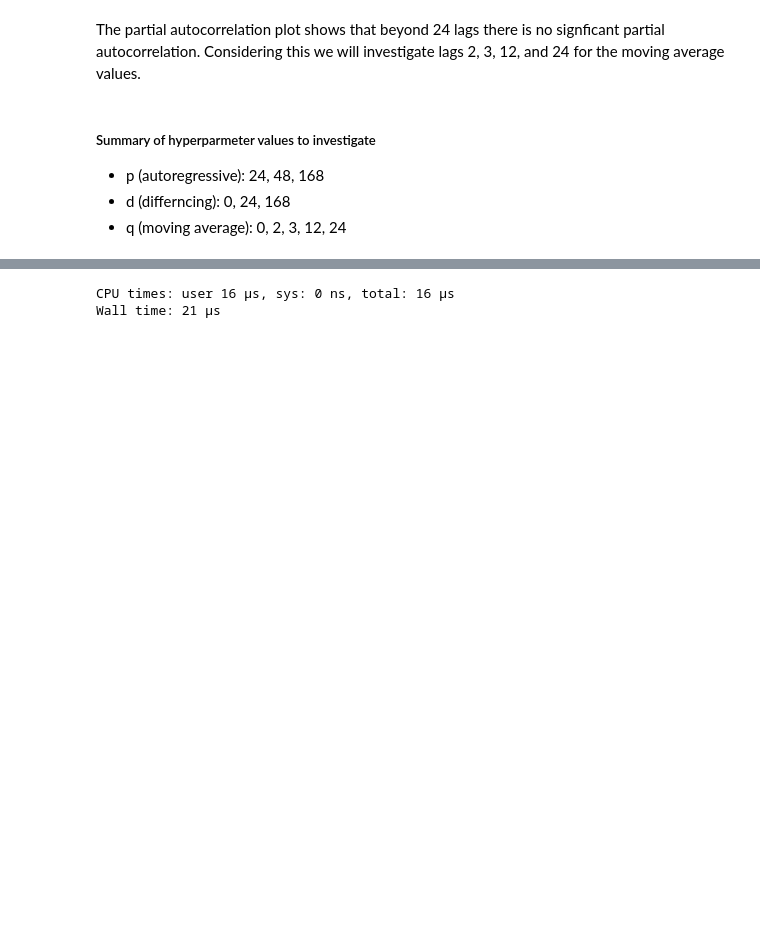
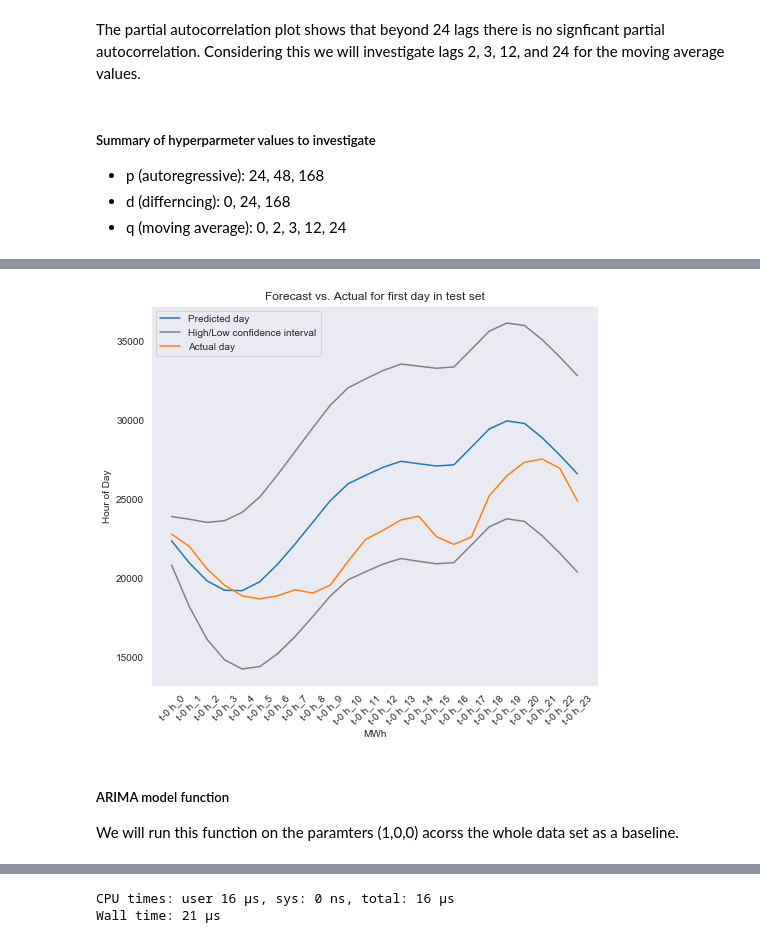
Before and after one commit to kolasniwash/short-term-energy-demand-forecasting, a Jupyter notebook: model_arima.ipynb, the cells around one changed output, grey strips where cells are left out. Saved outputs shown, nothing was run; the diff lists cells and outputs as text; code cells hidden in the pictures; blank space fills up the shorter version.

```diff
--- a/model_arima.ipynb
+++ b/model_arima.ipynb
@@ -267,9 +144,0 @@ print('saved')
-# %%
-loaded_1 = ARIMAResults.load('model_fit_1.pkl')
-forecast_1, std_1, intervals_1=loaded_1.forecast(24)
-
-loaded_7 = ARIMAResults.load('model_fit_7.pkl')
-forecast_7, std_7, intervals_7=loaded_7.forecast(24)
-
-loaded_24 = ARIMAResults.load('model_fit_24.pkl')
-forecast_24, std_24, intervals_24=loaded_24.forecast(24)
@@ -680,0 +168,23 @@ len(grid_search(lags, diffs, mas))
+# %%
+#plot the result and get an idea if the forecast is in the right direction
+fig = plt.figure(figsize=(8,7))
+
+print()
+
+
+plt.plot(forecast_24, label='Predicted day')
+plt.plot(intervals_24[:,0], label='High/Low confidence interval', color='gray')
+plt.plot(intervals_24[:,1], color='gray')
+plt.plot(test.iloc[0,:], label='Actual day')
+plt.xticks(rotation=45)
+plt.title('Forecast vs. Actual for first day in test set')
+plt.xlabel('MWh')
+plt.ylabel('Hour of Day')
+plt.legend()
+plt.show()
+# %% [output]
+[figure, added]
+# %% [markdown]
+##### ARIMA model function
+
+We will run this function on the paramters (1,0,0) acorss the whole data set as a baseline.
```
Also changed, not shown: parts of 44 cells of this notebook, 2 other files.
